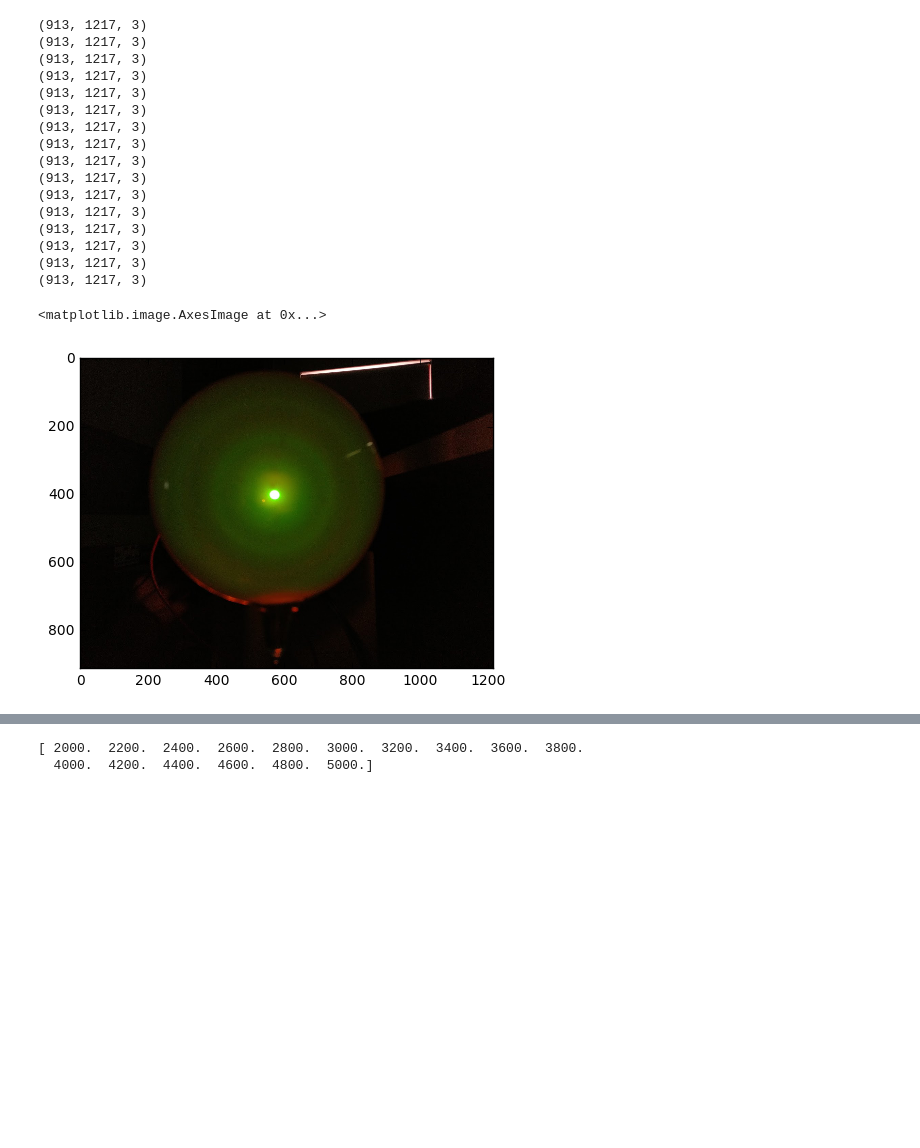
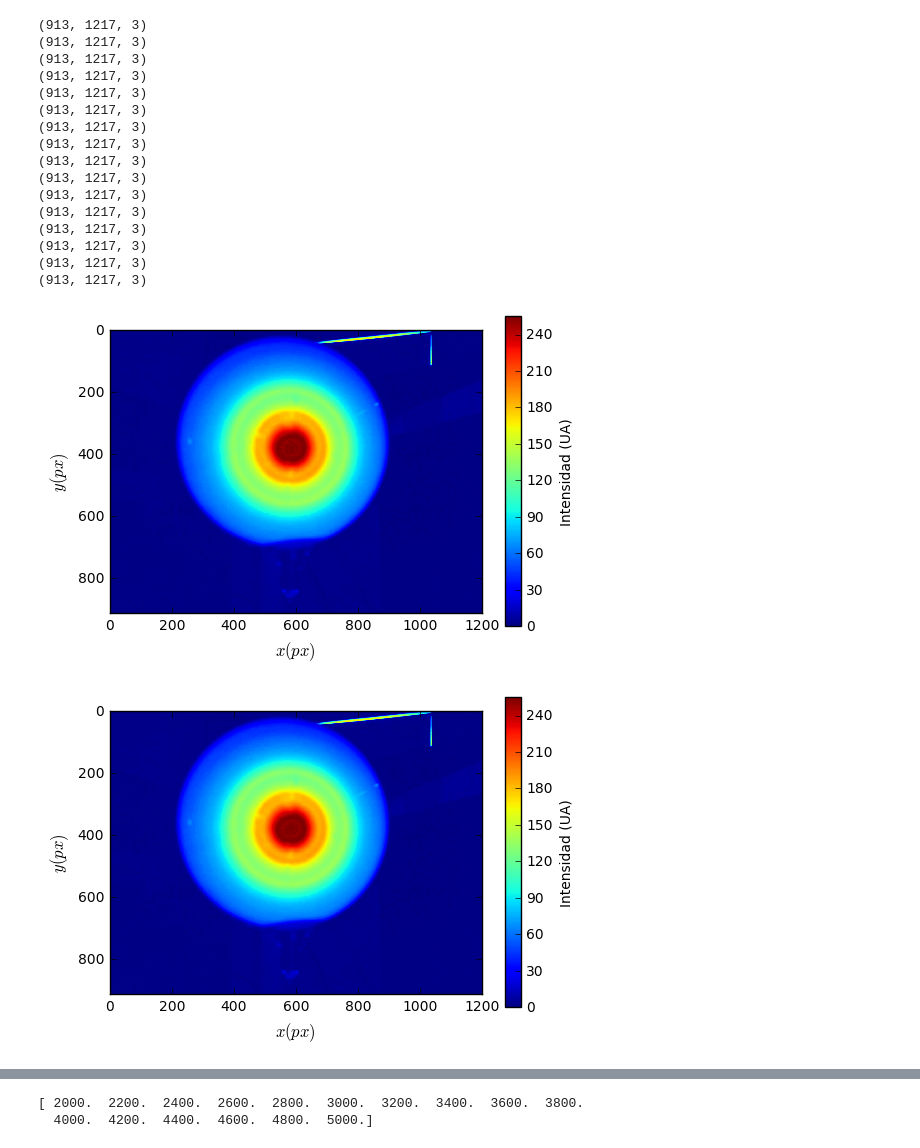
Before and after one commit to dforero0896/Laboratorio_Intermedio, a Jupyter notebook: Difr_electrones/difr_elec.ipynb, the cells around one changed output, grey strips where cells are left out. Cells and saved outputs as stored; diff of their text form; code cells hidden in the pictures; blank space fills up the shorter version.

```diff
--- a/Difr_electrones/difr_elec.ipynb
+++ b/Difr_electrones/difr_elec.ipynb
@@ -9,33 +9,39 @@ from statsmodels.nonparametric.smoothers_lowess import lowess
 # %%
 num_names_list = range(20, 52,2)
 names_list = []
 for i in num_names_list:
     names_list.append(str(i))
 
 pics_list=[]
 for s in names_list:
     img=mpimg.imread('exp_pics/'+s+'.jpg')
     pics_list.append(img)
     print np.shape(img)
 
-plt.imshow(pics_list[0][:, :, :])
-#plt.imshow(pics_list[15][:, :, 1])
+#plt.imshow(pics_list[0][:, :, :])
+plt.imshow(pics_list[15][:, :, 1])
+plt.xlabel('$x(px)$', fontsize=12)
+plt.ylabel('$y(px)$', fontsize=12)
+plt.xlim(0, 1200)
+plt.colorbar(label='Intensidad (UA)')
+plt.gcf()
+#plt.savefig('example_gchan.png',interpolation=False, dpi=300)
 # %% [output]
 (913, 1217, 3)
 (913, 1217, 3)
 (913, 1217, 3)
 (913, 1217, 3)
 (913, 1217, 3)
 (913, 1217, 3)
 (913, 1217, 3)
 (913, 1217, 3)
 (913, 1217, 3)
 (913, 1217, 3)
 (913, 1217, 3)
 (913, 1217, 3)
 (913, 1217, 3)
 (913, 1217, 3)
 (913, 1217, 3)
 (913, 1217, 3)
-<matplotlib.image.AxesImage at 0x...>
-[figure, old version]
+[figure, new version]
+[figure, added]
```
Also changed, not shown: parts of 11 cells of this notebook, 24 other files.
